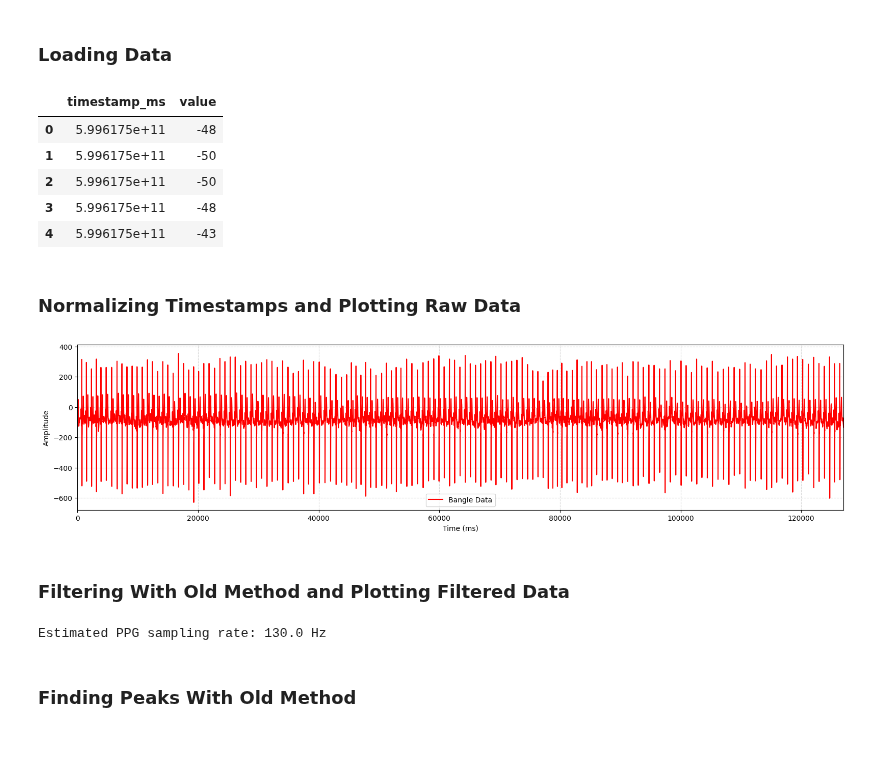
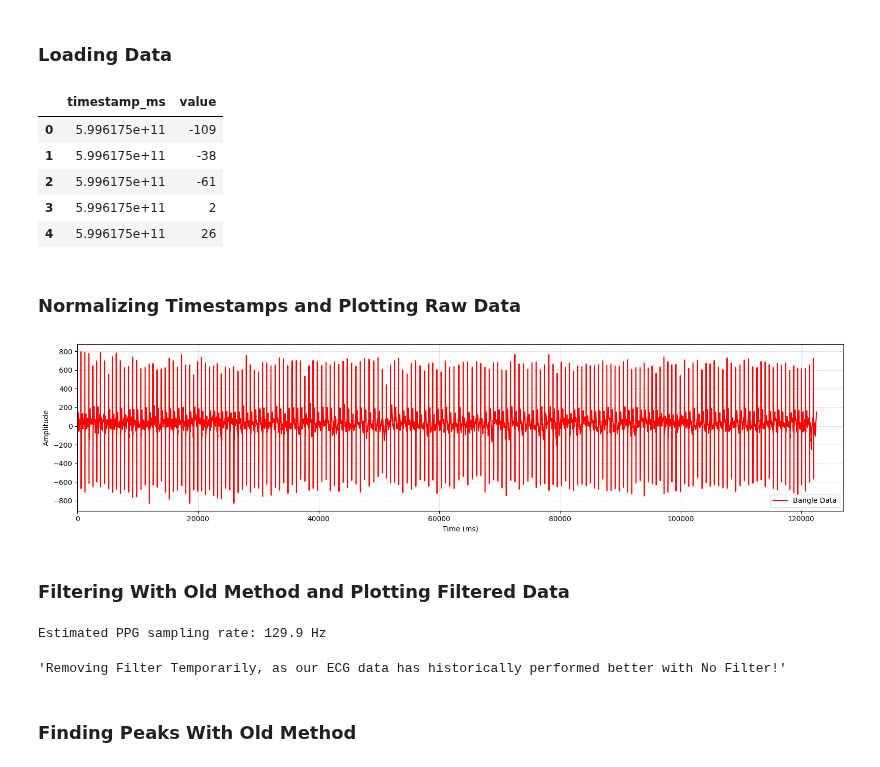
Before and after one commit to Showmick119/Benchmarking-Signal-Processing-Packages, a Jupyter notebook: HRV105M-analysis/polar.ipynb, the cells around one changed output. Saved outputs shown, nothing was run; the diff lists cells and outputs as text; code cells hidden in the pictures.

```diff
--- a/HRV105M-analysis/polar.ipynb
+++ b/HRV105M-analysis/polar.ipynb
@@ -7,15 +7,15 @@ import matplotlib.pyplot as plt
 # %% [markdown]
 ### Loading Data
 # %%
-polar_data = pd.read_csv("../HRV106M/HRV106M_Finger_Physical Stress/polar.csv")
+polar_data = pd.read_csv("../HRV108M/HRV108M_Finger_Physical Stress/polar.csv")
 polar_data.head()
 # %% [output]
 |  | timestamp_ms | value |
-| 0 | 5.996175e+11 | -48 |
-| 1 | 5.996175e+11 | -50 |
-| 2 | 5.996175e+11 | -50 |
-| 3 | 5.996175e+11 | -48 |
-| 4 | 5.996175e+11 | -43 |
+| 0 | 5.996175e+11 | -109 |
+| 1 | 5.996175e+11 | -38 |
+| 2 | 5.996175e+11 | -61 |
+| 3 | 5.996175e+11 | 2 |
+| 4 | 5.996175e+11 | 26 |
 # %% [markdown]
 ### Normalizing Timestamps and Plotting Raw Data
 # %%
@@ -36,7 +36,7 @@ plt.xlim(left=0, right=127000)
 plt.tight_layout()
 plt.show()
 # %% [output]
-[figure, old version]
+[figure, new version]
 # %% [markdown]
 ### Filtering With Old Method and Plotting Filtered Data
 # %%
@@ -66,7 +66,8 @@ print(f"Estimated PPG sampling rate: {fs:.1f} Hz")
 # plt.tight_layout()
 # plt.show()
 # %% [output]
-Estimated PPG sampling rate: 130.0 Hz
+Estimated PPG sampling rate: 129.9 Hz
+'Removing Filter Temporarily, as our ECG data has historically performed better with No Filter!'
 # %% [markdown]
 ### Finding Peaks With Old Method
 # %%
```
Also changed, not shown: parts of 1 cell of this notebook.
